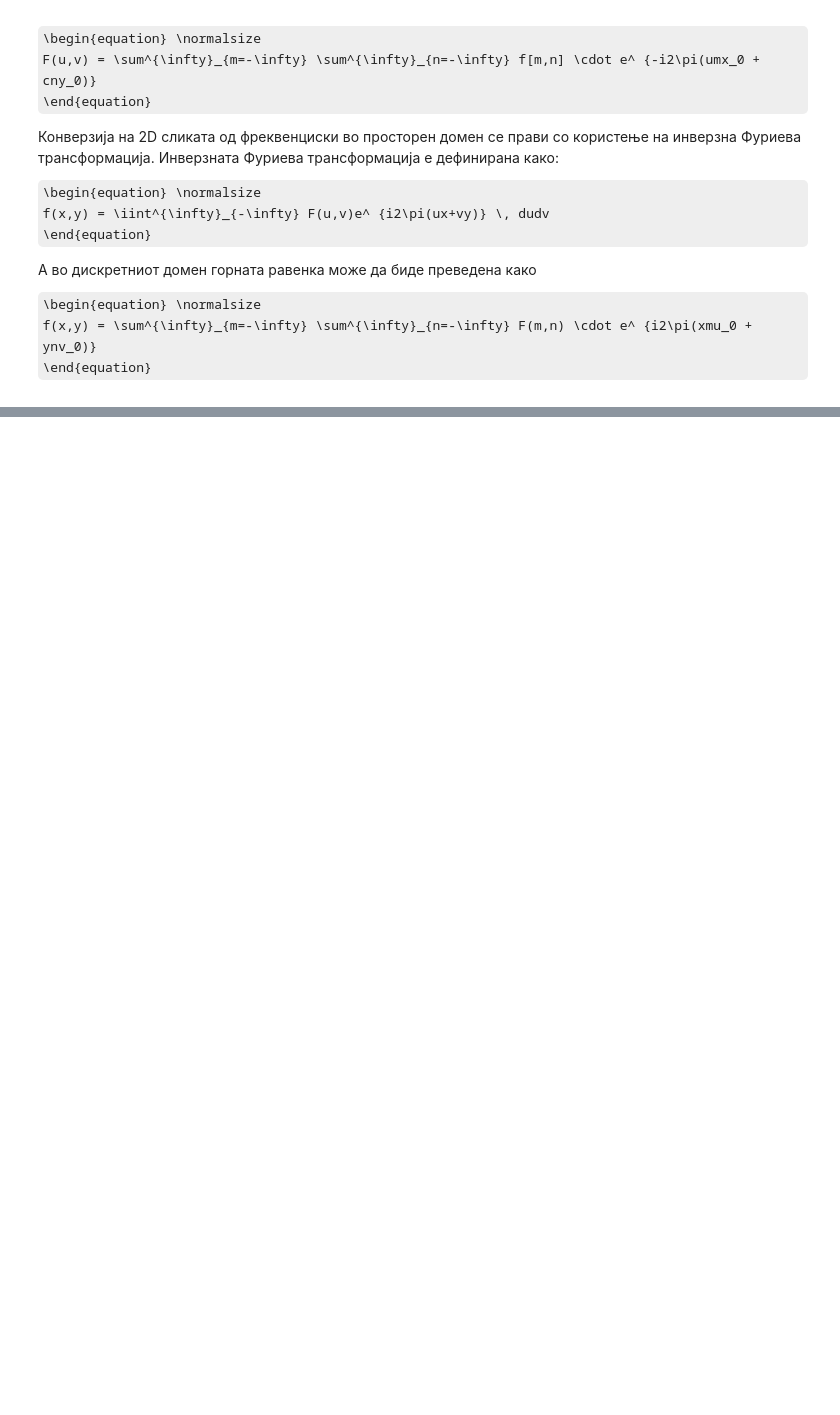
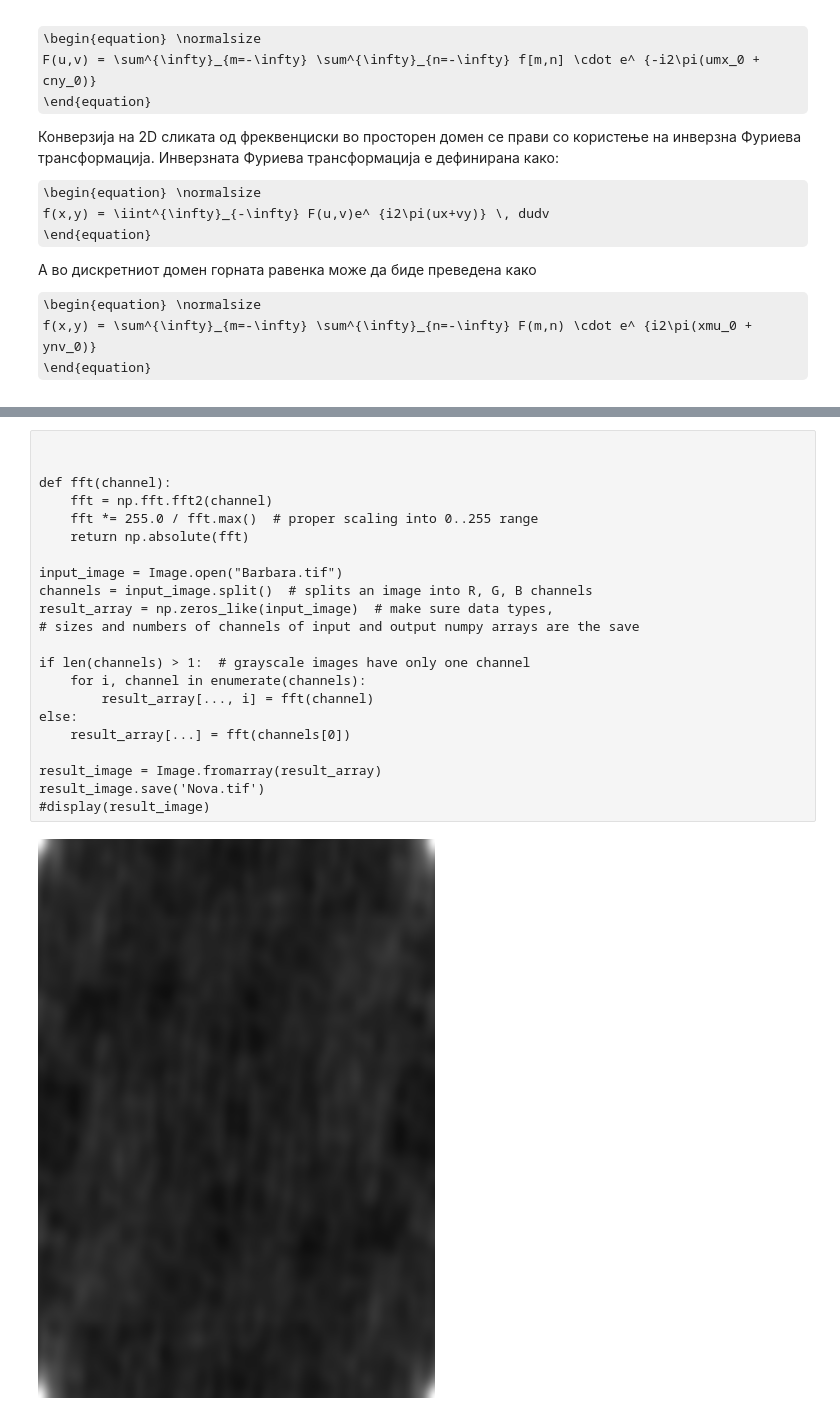
Before and after one commit to MartinaGligorova-zz/papers, a Jupyter notebook: Домашна работа.ipynb, the cells around one changed output, grey strips where cells are left out. Drawn from its saved outputs; the diff is of its cells as text; some formulas as TeX source; blank space fills up the shorter version.

```diff
--- a/Домашна работа.ipynb
+++ b/Домашна работа.ipynb
@@ -62,0 +88,24 @@ S=abs(F);
+# %%
+
+
+def fft(channel):
+    fft = np.fft.fft2(channel)
+    fft *= 255.0 / fft.max()  # proper scaling into 0..255 range
+    return np.absolute(fft)
+
+input_image = Image.open("Barbara.tif")
+channels = input_image.split()  # splits an image into R, G, B channels
+result_array = np.zeros_like(input_image)  # make sure data types,
+# sizes and numbers of channels of input and output numpy arrays are the save
+
+if len(channels) > 1:  # grayscale images have only one channel
+    for i, channel in enumerate(channels):
+        result_array[..., i] = fft(channel)
+else:
+    result_array[...] = fft(channels[0])
+
+result_image = Image.fromarray(result_array)
+result_image.save('Nova.tif')
+#display(result_image)
+# %% [output]
+[figure, added]
```
Also changed, not shown: parts of 11 cells of this notebook.
